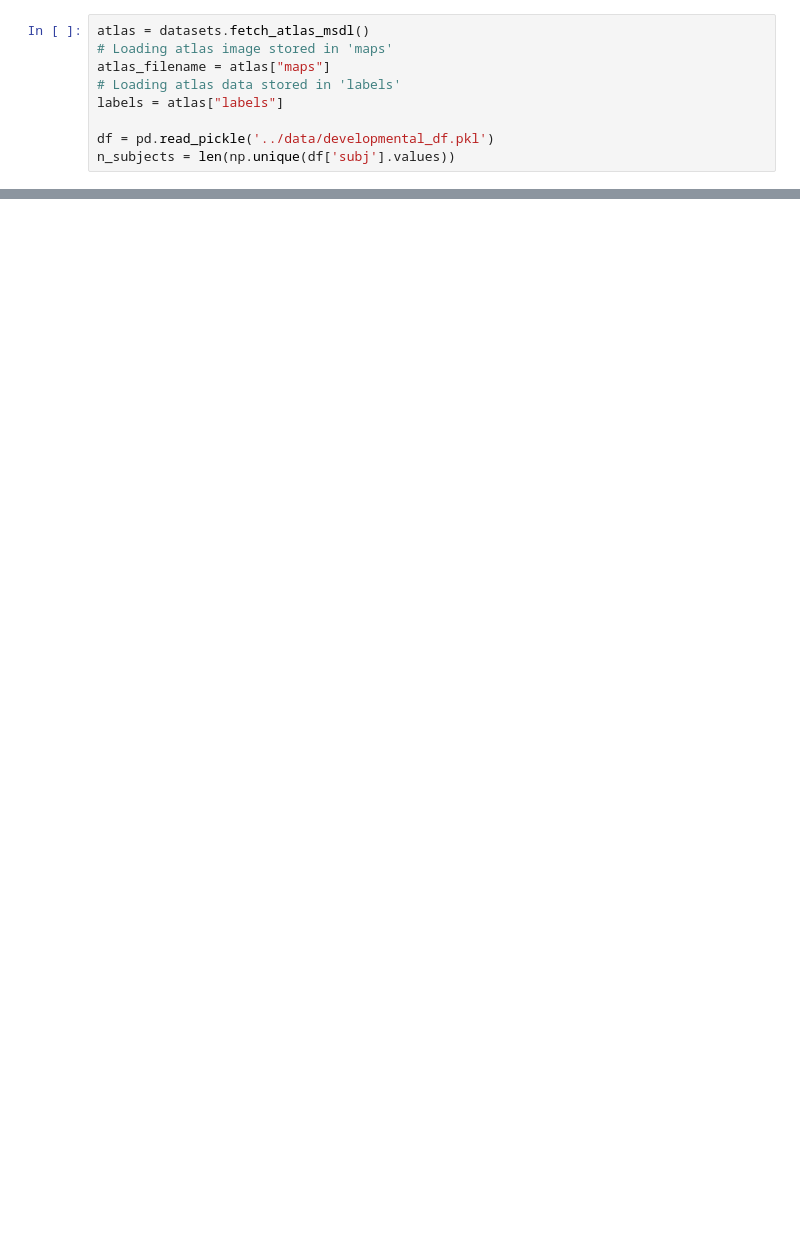
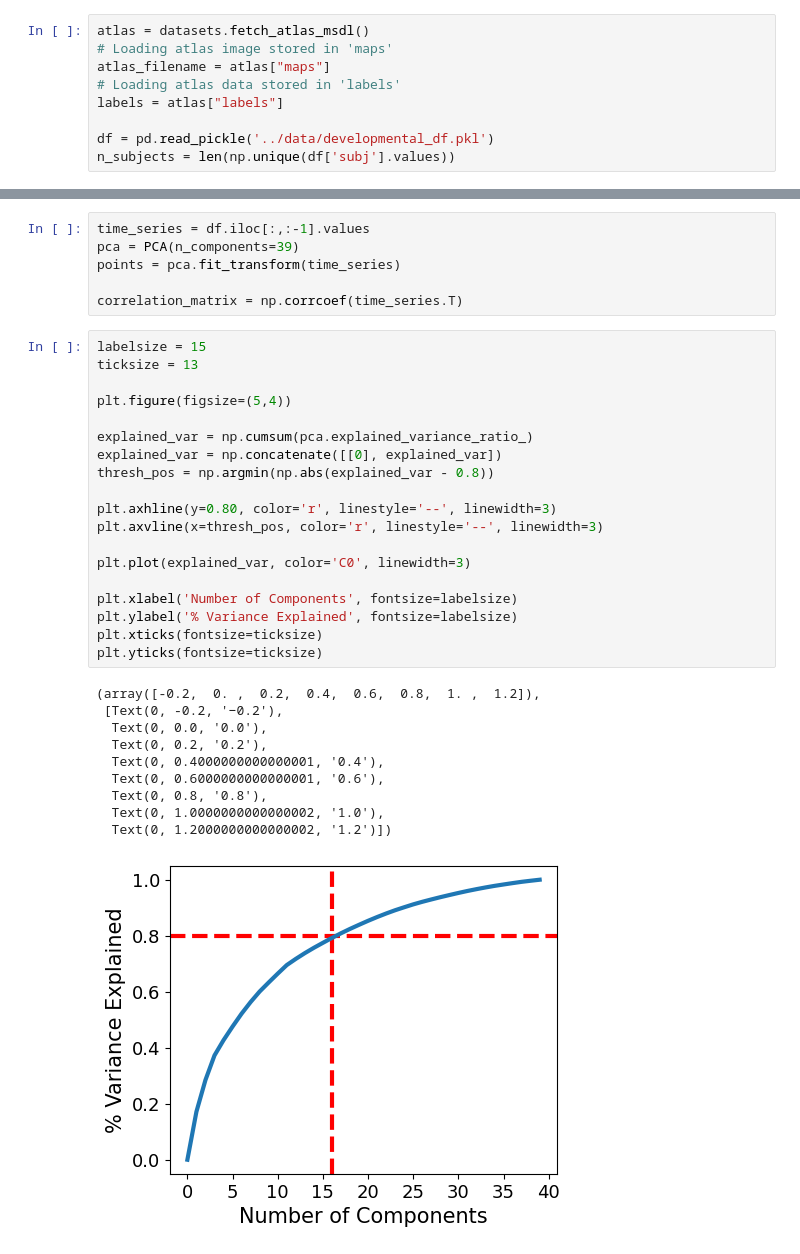
Before and after one commit to ntolley/metanets, a Jupyter notebook: notebooks/make_dendrogram_plot.ipynb, the cells around one changed output, grey strips where cells are left out. Drawn from its saved outputs; the diff is of its cells as text; blank space fills up the shorter version.

```diff
--- a/notebooks/make_dendrogram_plot.ipynb
+++ b/notebooks/make_dendrogram_plot.ipynb
@@ -98,0 +46,36 @@ plt.show()
+# %%
+time_series = df.iloc[:,:-1].values
+pca = PCA(n_components=39)
+points = pca.fit_transform(time_series)
+
+correlation_matrix = np.corrcoef(time_series.T)
+# %%
+labelsize = 15
+ticksize = 13
+
+plt.figure(figsize=(5,4))
+
+explained_var = np.cumsum(pca.explained_variance_ratio_)
+explained_var = np.concatenate([[0], explained_var])
+thresh_pos = np.argmin(np.abs(explained_var - 0.8))
+
+plt.axhline(y=0.80, color='r', linestyle='--', linewidth=3)
+plt.axvline(x=thresh_pos, color='r', linestyle='--', linewidth=3)
+
+plt.plot(explained_var, color='C0', linewidth=3)
+
+plt.xlabel('Number of Components', fontsize=labelsize)
+plt.ylabel('% Variance Explained', fontsize=labelsize)
+plt.xticks(fontsize=ticksize)
+plt.yticks(fontsize=ticksize)
+# %% [output]
+(array([-0.2,  0. ,  0.2,  0.4,  0.6,  0.8,  1. ,  1.2]),
+ [Text(0, -0.2, '−0.2'),
+  Text(0, 0.0, '0.0'),
+  Text(0, 0.2, '0.2'),
+  Text(0, 0.4000000000000001, '0.4'),
+  Text(0, 0.6000000000000001, '0.6'),
+  Text(0, 0.8, '0.8'),
+  Text(0, 1.0000000000000002, '1.0'),
+  Text(0, 1.2000000000000002, '1.2')])
+[figure, added]
```
Also changed, not shown: parts of 10 cells of this notebook.
